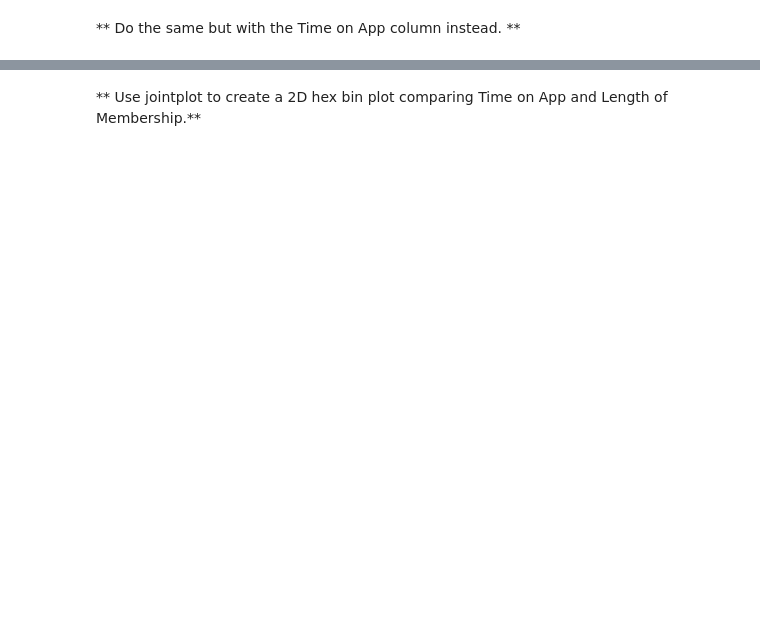
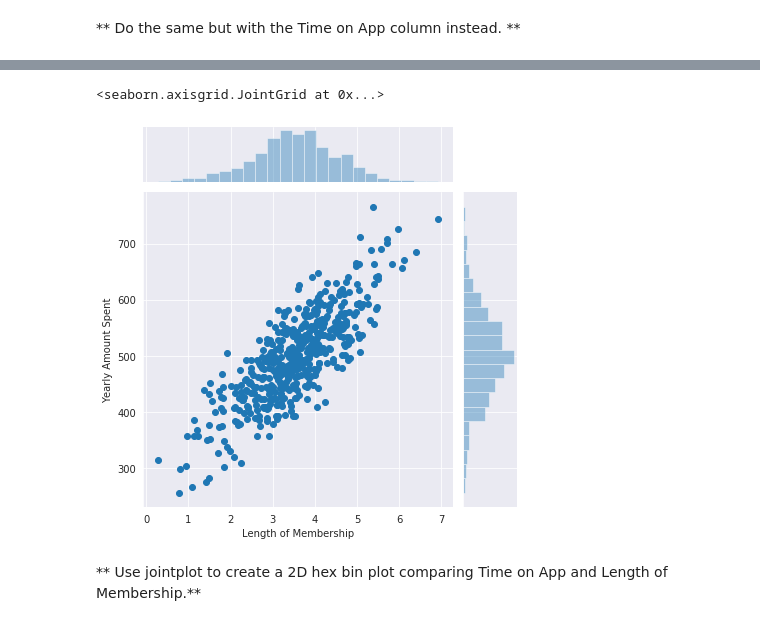
Before and after one commit to arnelimperial/data-analysis, a Jupyter notebook: Linear Regression/02-Linear Regression Project.ipynb, the cells around one changed output, grey strips where cells are left out. Drawn from its saved outputs; the diff is of its cells as text; code cells hidden in the pictures; blank space fills up the shorter version.

```diff
--- a/Linear Regression/02-Linear Regression Project.ipynb
+++ b/Linear Regression/02-Linear Regression Project.ipynb
@@ -76,2 +104,8 @@ ___
+# %%
+sns.jointplot(x='Length of Membership',y='Yearly Amount Spent',data=customers)
+# There is correlation bet length of membership and Yearly amount spent
+# %% [output]
+<seaborn.axisgrid.JointGrid at 0x...>
+[figure, added]
 # %% [markdown]
 ** Use jointplot to create a 2D hex bin plot comparing Time on App and Length of Membership.**
```
Also changed, not shown: parts of 66 cells of this notebook, 1 other file.
